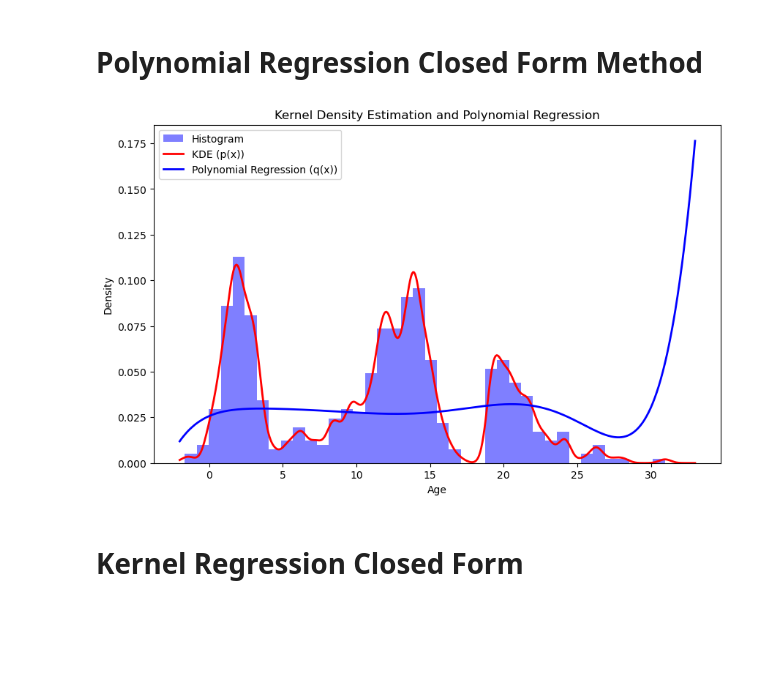
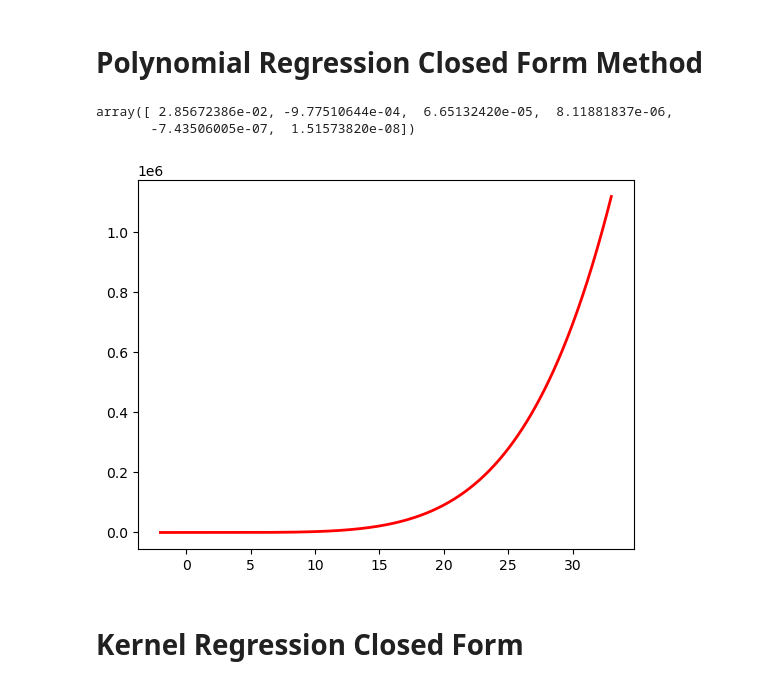
Before and after one commit to kaiyamclarke/A5, a Jupyter notebook: Q4.ipynb, the cells around one changed output. Saved outputs shown, nothing was run; the diff lists cells and outputs as text; code cells hidden in the pictures; blank space fills up the shorter version.

```diff
--- a/Q4.ipynb
+++ b/Q4.ipynb
@@ -49,37 +45,32 @@ plt.show()
 # %%
 from sklearn.preprocessing import PolynomialFeatures
 # %%
-sampled_indices = np.random.choice(X.shape[0], size=500, replace=False)
+sampled_indices = np.random.choice(X.shape[0], size=1000, replace=False)
 X_sample = X[sampled_indices]
 # %%
-poly = PolynomialFeatures(degree=7)
+poly = PolynomialFeatures(degree=5)
 X_poly = poly.fit_transform(X_sample)
-y = compute_KDE(X_sample, np.linspace(-2, 33, 500))
+y = compute_KDE(X_sample, np.linspace(-2, 33, 1000))
 w_poly = np.linalg.inv(np.dot(X_poly.T,X_poly)).dot(X_poly.T.dot(y))
-# %%
-# Evaluate polynomial function at sampled points
-x_values_sampled = np.linspace(-2, 33, 500)
-X_values_poly_sampled = poly.fit_transform(x_values_sampled.reshape(-1, 1))
-y_values_poly_sampled = X_values_poly_sampled.dot(w_poly)
-
-plt.figure(figsize=(10, 6))
-
-# Plot histogram using X_sample
-n, bins, patches = plt.hist(X_sample, 40, facecolor='blue', alpha=0.5, density=True, label='Histogram')
-
-# Plot KDE
-plt.plot(x_values_sampled, compute_KDE(X_sample, x_values_sampled), 'r-', linewidth=2, label='KDE (p(x))')
-
-# Plot polynomial regression approximation
-plt.plot(x_values_sampled, y_values_poly_sampled, 'b-', linewidth=2, label='Polynomial Regression (q(x))')
-
-plt.xlabel('Age')
-plt.ylabel('Density')
-plt.legend()
-plt.title('Kernel Density Estimation and Polynomial Regression')
-plt.show()
-# %% [output]
-[figure, removed]
+# %%
+w_poly
+# %% [output]
+array([ 2.85672386e-02, -9.77510644e-04,  6.65132420e-05,  8.11881837e-06,
+       -7.43506005e-07,  1.51573820e-08])
+# %%
+# Create function using the w_poly values and input linspace to evaluate x values
+def q1(x, w):
+    return (w[0]* x**5) + (w[1]* x**4) + (w[2]* x**3) + (w[3]* x**2) + (w[4]* x**1) + w[5]
+# %%
+x_linspace = np.linspace(-2, 33, 1000)
+# Evaluate the function q1 using the computed coefficients w_poly
+y_values = q1(x_linspace, w_poly)
+
+# Plot the results
+plt.plot(x_linspace, y_values, 'r-', linewidth=2)
+plt.show()
+# %% [output]
+[figure, added]
 # %% [markdown]
 # Kernel Regression Closed Form
 # %%
```
Also changed, not shown: parts of 6 cells of this notebook.
